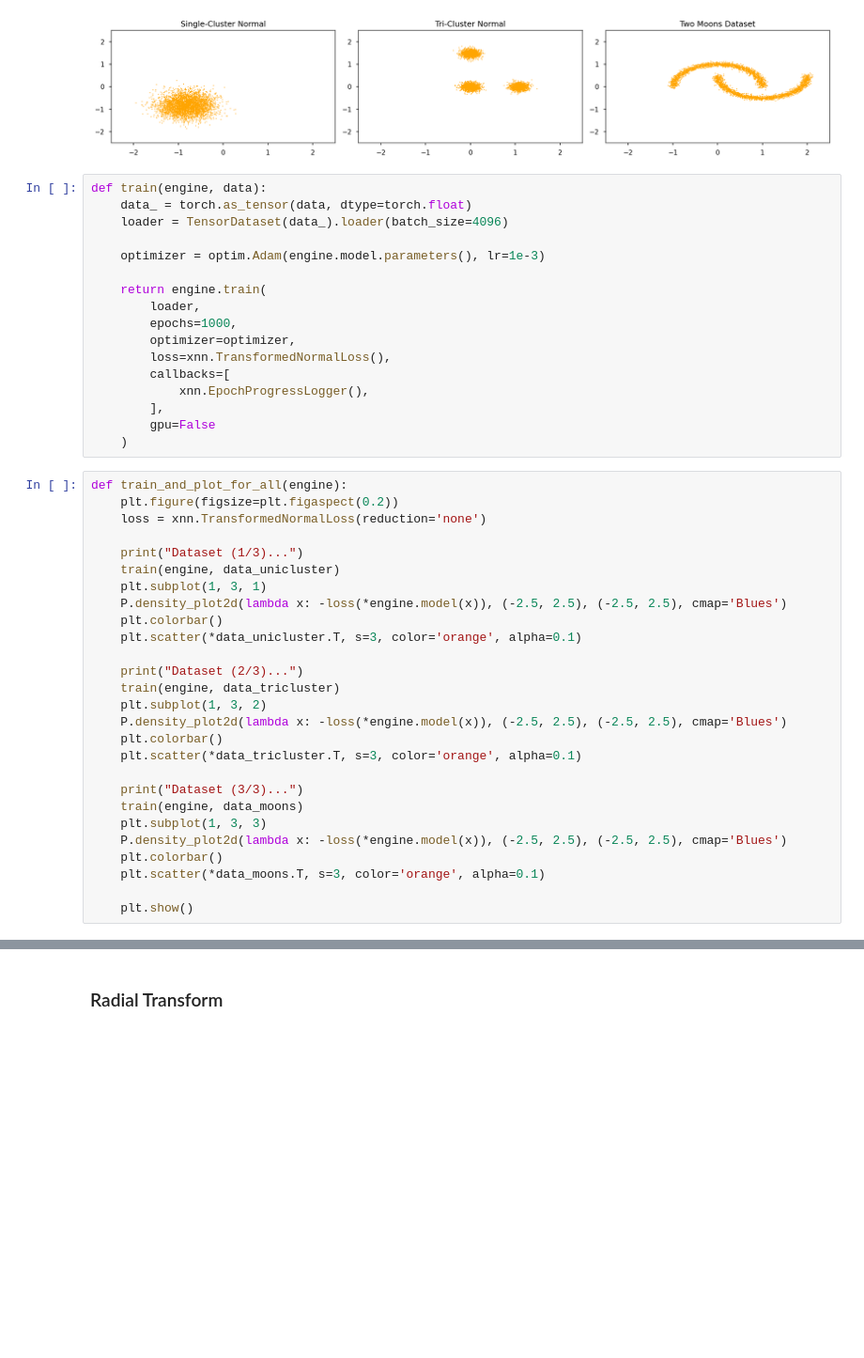
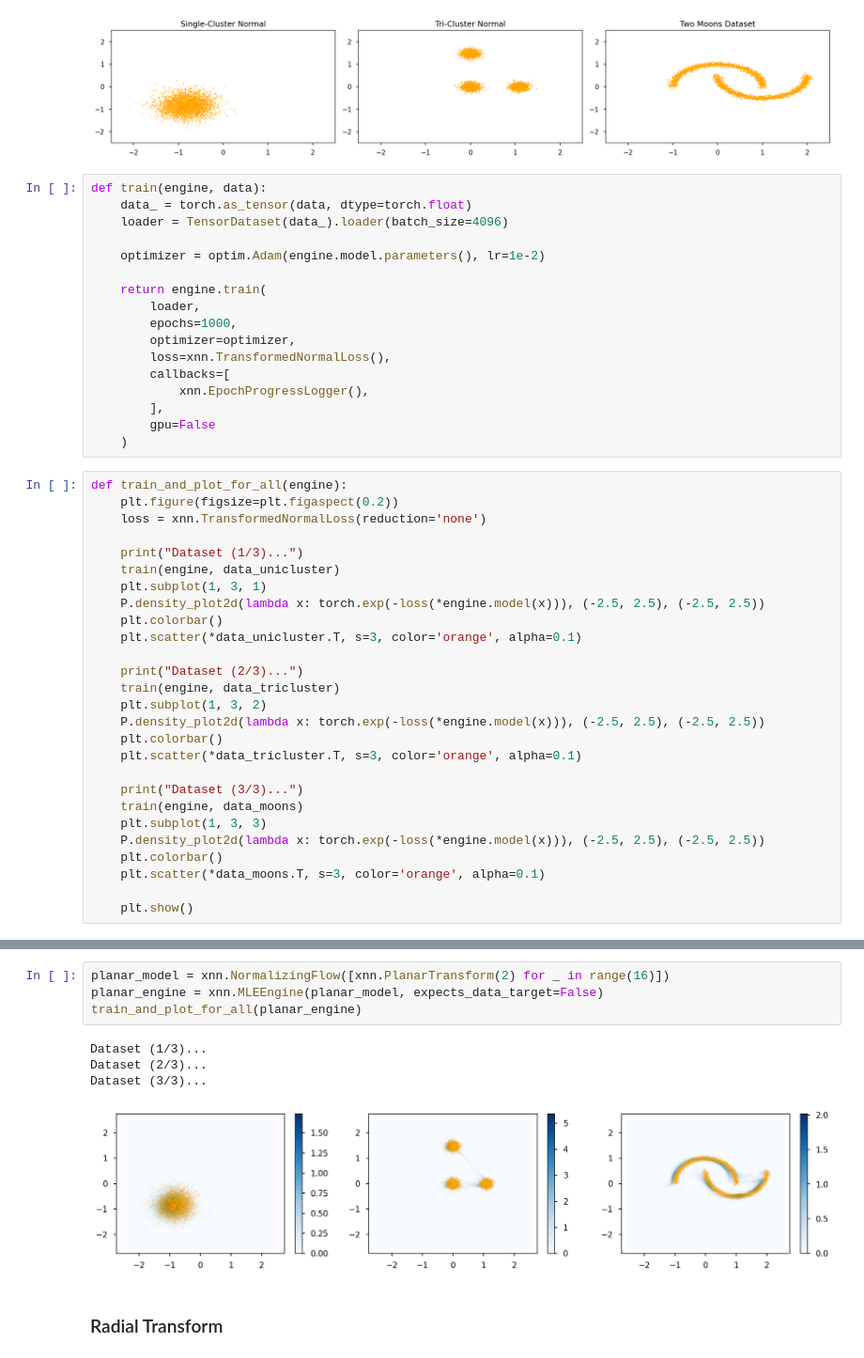
Before and after one commit to borchero/pyblaze, a Jupyter notebook: examples/normalizing-flows.ipynb, the cells around one changed output, grey strips where cells are left out. Shown: that part at 94% size. Cells and saved outputs as stored; diff of their text form; blank space fills up the shorter version.

```diff
--- a/examples/normalizing-flows.ipynb
+++ b/examples/normalizing-flows.ipynb
@@ -66,7 +54,7 @@ def train(engine, data):
     data_ = torch.as_tensor(data, dtype=torch.float)
     loader = TensorDataset(data_).loader(batch_size=4096)
 
-    optimizer = optim.Adam(engine.model.parameters(), lr=1e-3)
+    optimizer = optim.Adam(engine.model.parameters(), lr=1e-2)
 
     return engine.train(
         loader,
@@ -86,21 +74,21 @@ def train_and_plot_for_all(engine):
     print("Dataset (1/3)...")
     train(engine, data_unicluster)
     plt.subplot(1, 3, 1)
-    P.density_plot2d(lambda x: -loss(*engine.model(x)), (-2.5, 2.5), (-2.5, 2.5), cmap='Blues')
+    P.density_plot2d(lambda x: torch.exp(-loss(*engine.model(x))), (-2.5, 2.5), (-2.5, 2.5))
     plt.colorbar()
     plt.scatter(*data_unicluster.T, s=3, color='orange', alpha=0.1)
 
     print("Dataset (2/3)...")
     train(engine, data_tricluster)
     plt.subplot(1, 3, 2)
-    P.density_plot2d(lambda x: -loss(*engine.model(x)), (-2.5, 2.5), (-2.5, 2.5), cmap='Blues')
+    P.density_plot2d(lambda x: torch.exp(-loss(*engine.model(x))), (-2.5, 2.5), (-2.5, 2.5))
     plt.colorbar()
     plt.scatter(*data_tricluster.T, s=3, color='orange', alpha=0.1)
 
     print("Dataset (3/3)...")
     train(engine, data_moons)
     plt.subplot(1, 3, 3)
-    P.density_plot2d(lambda x: -loss(*engine.model(x)), (-2.5, 2.5), (-2.5, 2.5), cmap='Blues')
+    P.density_plot2d(lambda x: torch.exp(-loss(*engine.model(x))), (-2.5, 2.5), (-2.5, 2.5))
     plt.colorbar()
     plt.scatter(*data_moons.T, s=3, color='orange', alpha=0.1)
 
@@ -154,3 +111,12 @@ For the other two datasets, the affine transform fails. Scaling and shifting is
+# %%
+planar_model = xnn.NormalizingFlow([xnn.PlanarTransform(2) for _ in range(16)])
+planar_engine = xnn.MLEEngine(planar_model, expects_data_target=False)
+train_and_plot_for_all(planar_engine)
+# %% [output]
+Dataset (1/3)...
+Dataset (2/3)...
+Dataset (3/3)...
+[figure, added]
 # %% [markdown]
 ### Radial Transform
 # %%
```
Also changed, not shown: parts of 26 cells of this notebook, 5 other files.
